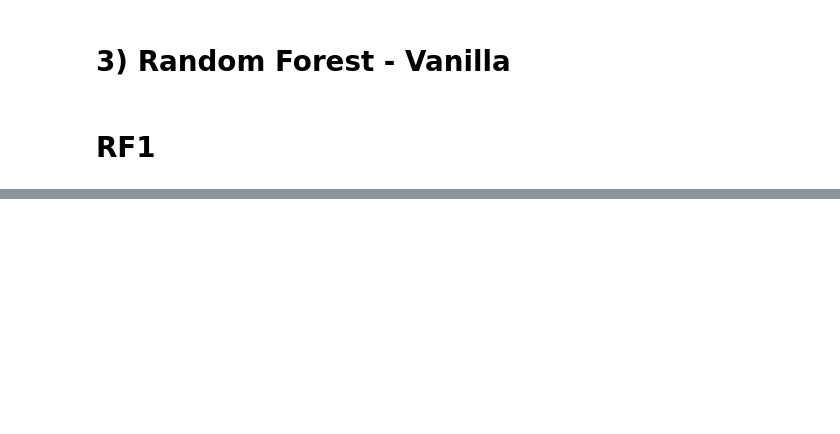
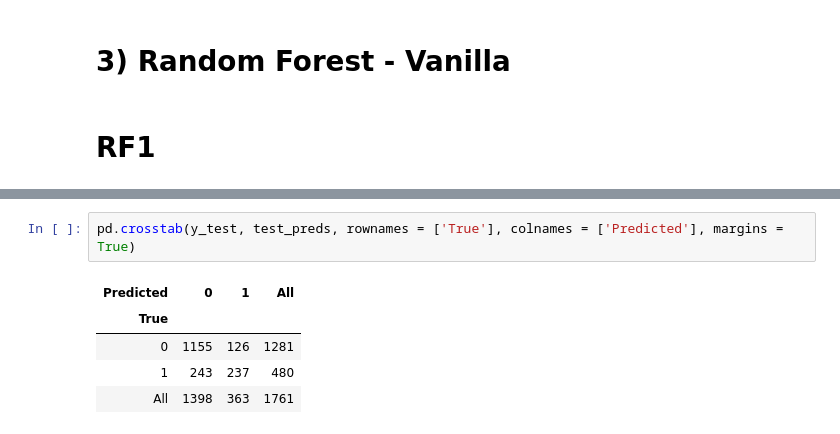
Before and after one commit to andrewcole33/telco_churn_analysis, a Jupyter notebook: rf_bagging.ipynb, the cells around one changed output, grey strips where cells are left out. Drawn from its saved outputs; the diff is of its cells as text; blank space fills up the shorter version.

```diff
--- a/rf_bagging.ipynb
+++ b/rf_bagging.ipynb
@@ -200,0 +261,8 @@ report2
+# %%
+pd.crosstab(y_test, test_preds, rownames = ['True'], colnames = ['Predicted'], margins = True)
+# %% [output]
+| Predicted | 0 | 1 | All |
+| True |  |  |  |
+| 0 | 1155 | 126 | 1281 |
+| 1 | 243 | 237 | 480 |
+| All | 1398 | 363 | 1761 |
```
Also changed, not shown: parts of 24 cells of this notebook, 1 other file.
